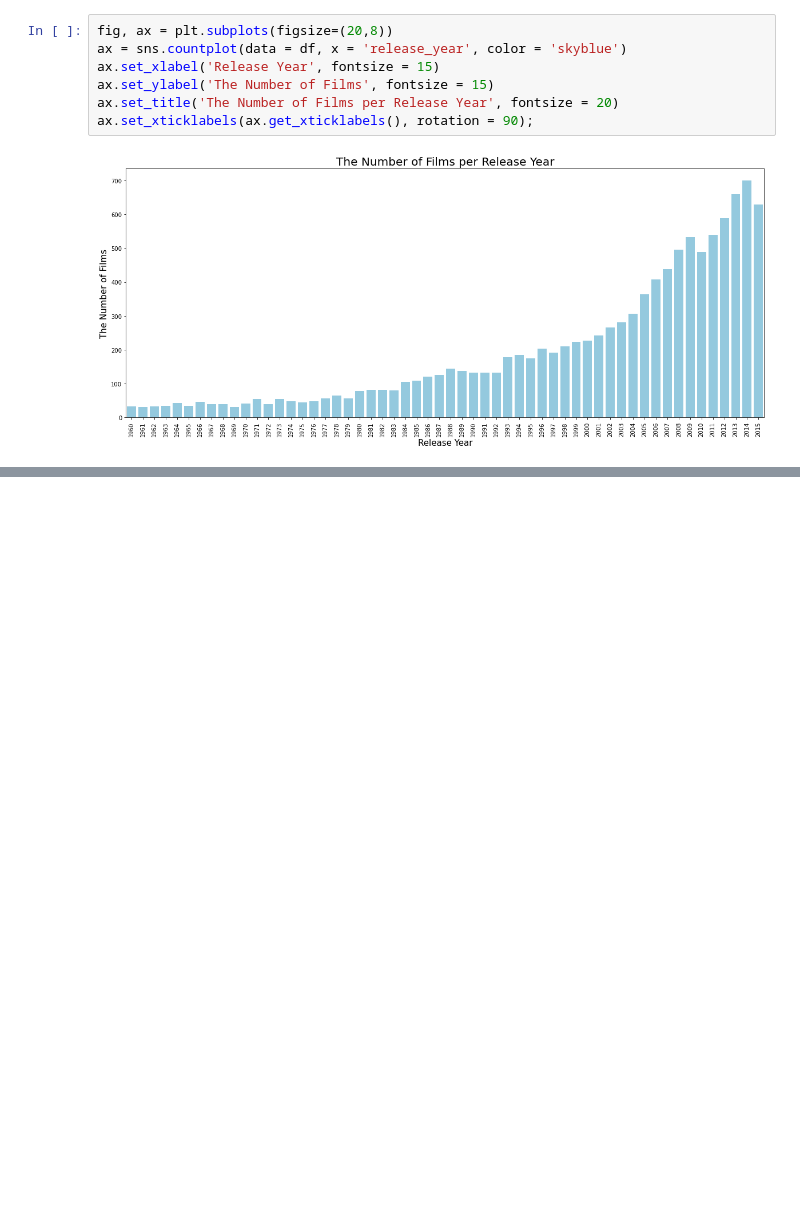
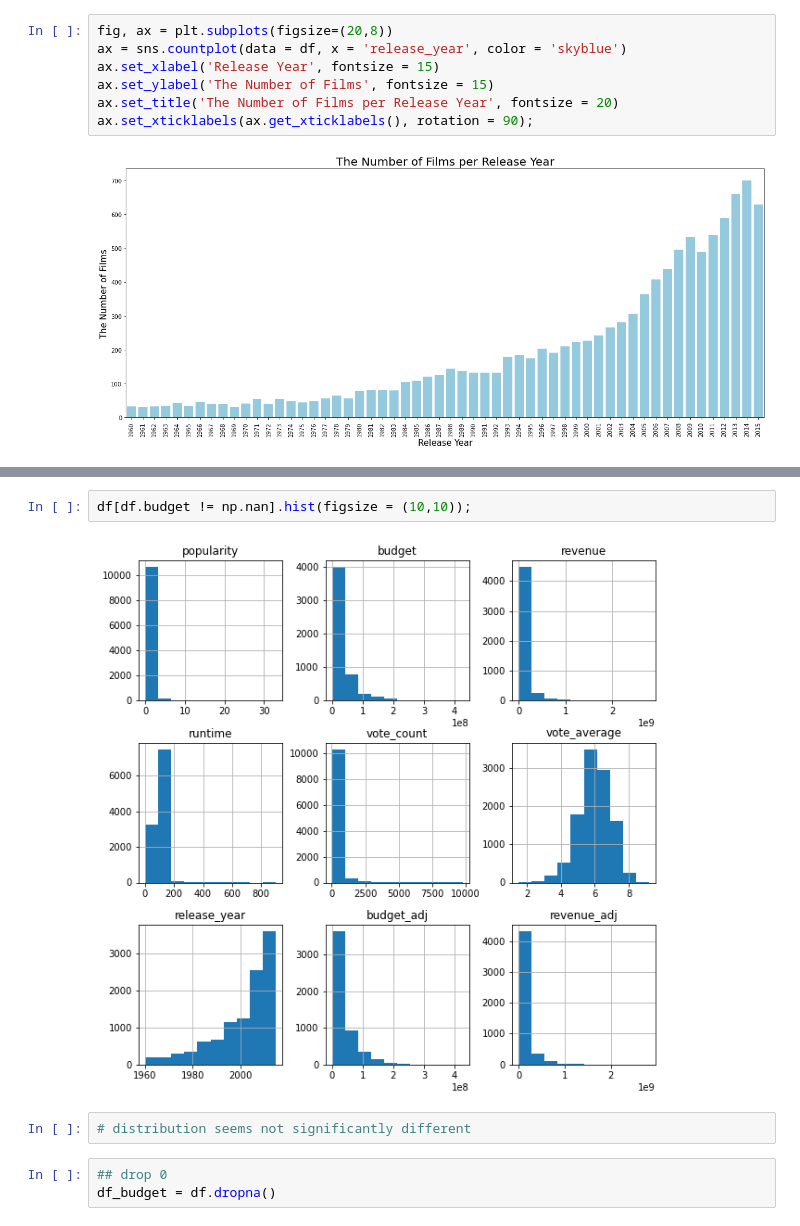
Before and after one commit to KaoriMI/Project_Investigate_a_Dataset, a Jupyter notebook: Draft_report.ipynb, the cells around one changed output, grey strips where cells are left out. Saved outputs shown, nothing was run; the diff lists cells and outputs as text; blank space fills up the shorter version.

```diff
--- a/Draft_report.ipynb
+++ b/Draft_report.ipynb
@@ -162,0 +178,9 @@ TypeError: bar() missing 1 required positional argument: 'height'
+# %%
+df[df.budget != np.nan].hist(figsize = (10,10));
+# %% [output]
+[figure, added]
+# %%
+# distribution seems not significantly different
+# %%
+## drop 0
+df_budget = df.dropna()
```
Also changed, not shown: parts of 8 cells of this notebook.
